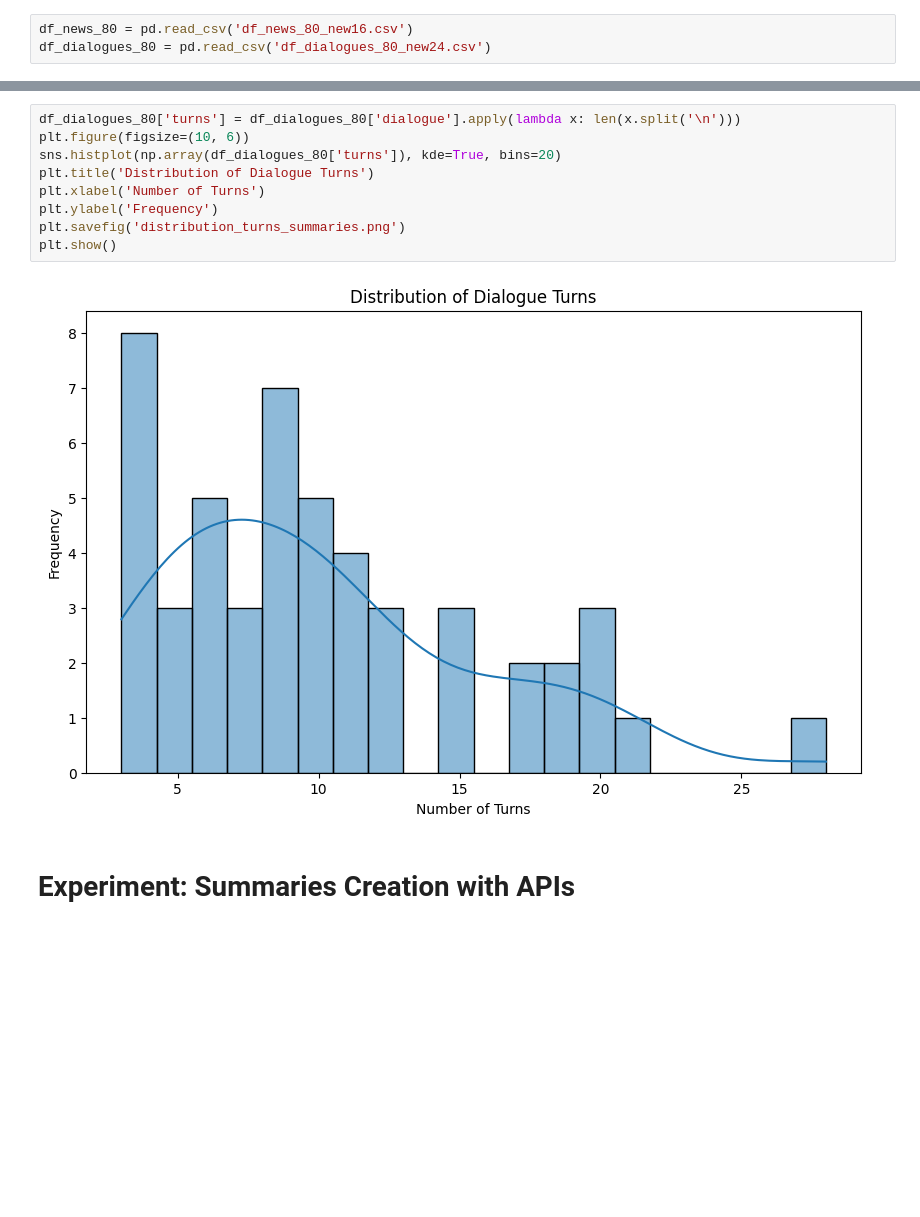
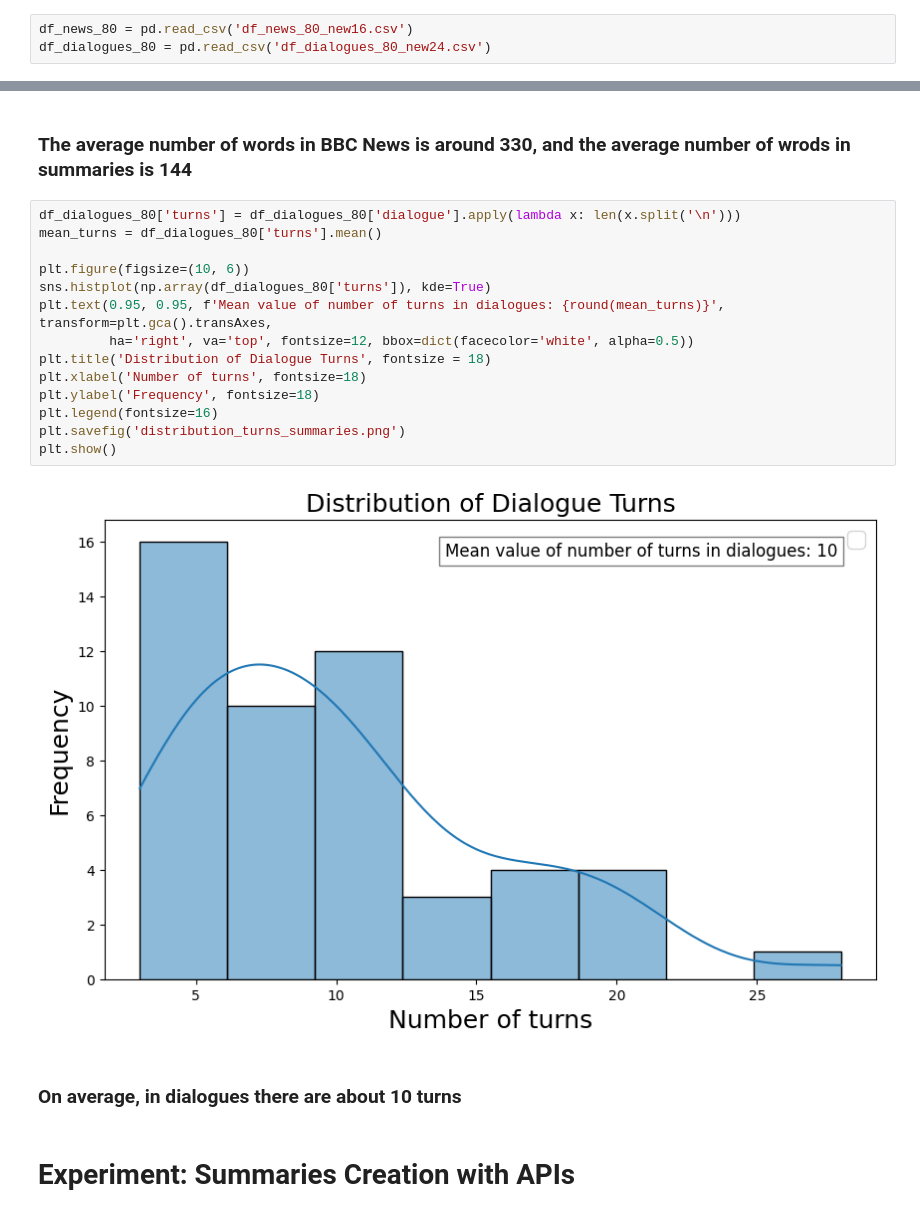
Before and after one commit to Sernoth/Evaluation-of-text-summarization-metric---bachelor, a Jupyter notebook: evaluation_metric_text_summarization.ipynb, the cells around one changed output, grey strips where cells are left out. Saved outputs shown, nothing was run; the diff lists cells and outputs as text; blank space fills up the shorter version.

```diff
--- a/evaluation_metric_text_summarization.ipynb
+++ b/evaluation_metric_text_summarization.ipynb
@@ -87,14 +89,23 @@ plt.show()
+# %% [markdown]
+### The average number of words in BBC News is around 330, and the average number of wrods in summaries is 144
 # %%
 df_dialogues_80['turns'] = df_dialogues_80['dialogue'].apply(lambda x: len(x.split('\n')))
+mean_turns = df_dialogues_80['turns'].mean()
+
 plt.figure(figsize=(10, 6))
-sns.histplot(np.array(df_dialogues_80['turns']), kde=True, bins=20)
-plt.title('Distribution of Dialogue Turns')
-plt.xlabel('Number of Turns')
-plt.ylabel('Frequency')
+sns.histplot(np.array(df_dialogues_80['turns']), kde=True)
+plt.text(0.95, 0.95, f'Mean value of number of turns in dialogues: {round(mean_turns)}', transform=plt.gca().transAxes,
+         ha='right', va='top', fontsize=12, bbox=dict(facecolor='white', alpha=0.5))
+plt.title('Distribution of Dialogue Turns', fontsize = 18)
+plt.xlabel('Number of turns', fontsize=18)
+plt.ylabel('Frequency', fontsize=18)
+plt.legend(fontsize=16)
 plt.savefig('distribution_turns_summaries.png')
 plt.show()
 # %% [output]
-[figure, old version]
+[figure, new version]
+# %% [markdown]
+### On average, in dialogues there are about 10 turns
 # %% [markdown]
 # Experiment: Summaries Creation with APIs
 # %%
```
Also changed, not shown: parts of 28 cells of this notebook.
